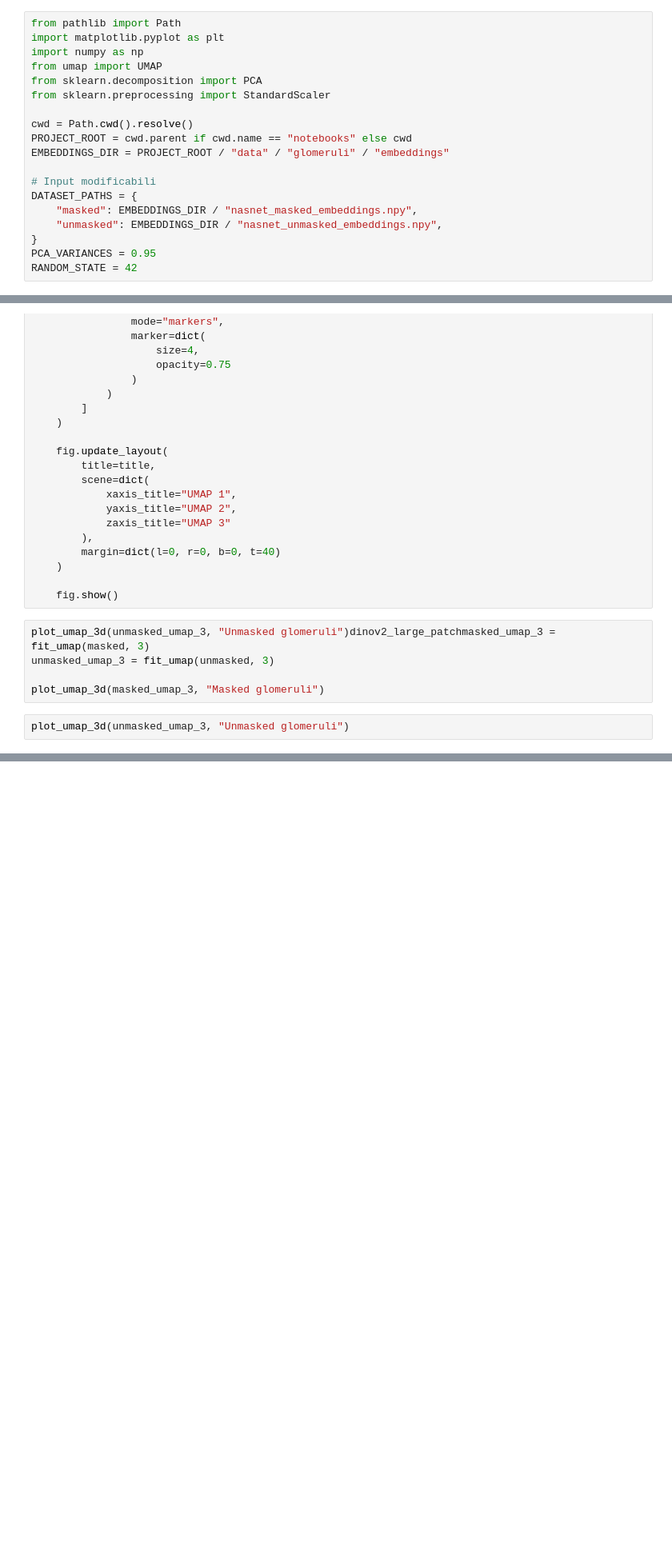
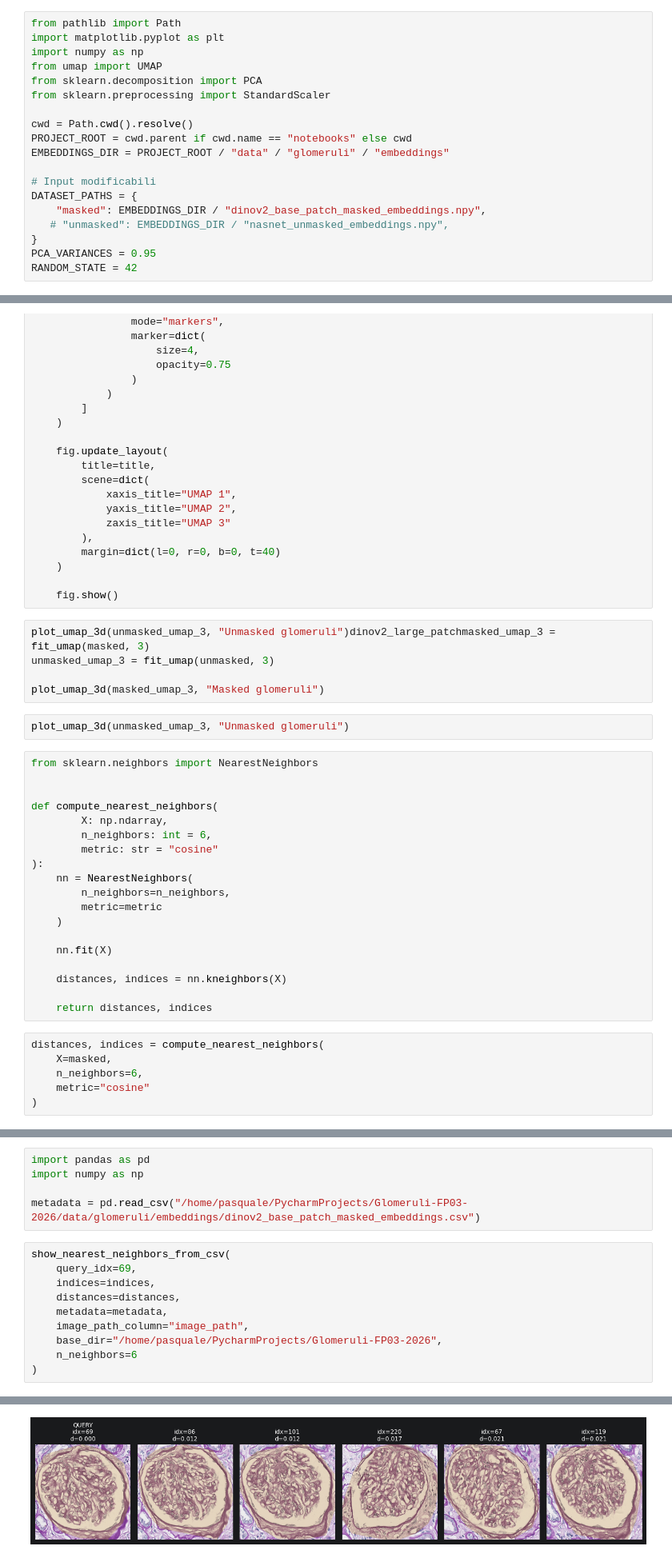
Before and after one commit to PasqualeSarcina/Glomeruli-FP03-2026, a Jupyter notebook: notebooks/mask.ipynb, the cells around one changed output, grey strips where cells are left out. Shown at 80% size. Drawn from its saved outputs; the diff is of its cells as text; blank space fills up the shorter version.

Commit message:
refactor clustering and embedding extraction for improved directory handling and mask integration

```diff
--- a/notebooks/mask.ipynb
+++ b/notebooks/mask.ipynb
@@ -12,8 +12,8 @@ EMBEDDINGS_DIR = PROJECT_ROOT / "data" / "glomeruli" / "embeddings"
 
 # Input modificabili
 DATASET_PATHS = {
-    "masked": EMBEDDINGS_DIR / "nasnet_masked_embeddings.npy",
-    "unmasked": EMBEDDINGS_DIR / "nasnet_unmasked_embeddings.npy",
+    "masked": EMBEDDINGS_DIR / "dinov2_base_patch_masked_embeddings.npy",
+   # "unmasked": EMBEDDINGS_DIR / "nasnet_unmasked_embeddings.npy",
 }
 PCA_VARIANCES = 0.95
 RANDOM_STATE = 42
@@ -149,3 +154,28 @@ unmasked_umap_3 = fit_umap(unmasked, 3)
 plot_umap_3d(masked_umap_3, "Masked glomeruli")
 # %%
 plot_umap_3d(unmasked_umap_3, "Unmasked glomeruli")
+# %%
+from sklearn.neighbors import NearestNeighbors
+
+
+def compute_nearest_neighbors(
+        X: np.ndarray,
+        n_neighbors: int = 6,
+        metric: str = "cosine"
+):
+    nn = NearestNeighbors(
+        n_neighbors=n_neighbors,
+        metric=metric
+    )
+
+    nn.fit(X)
+
+    distances, indices = nn.kneighbors(X)
+
+    return distances, indices
+# %%
+distances, indices = compute_nearest_neighbors(
+    X=masked,
+    n_neighbors=6,
+    metric="cosine"
+)
@@ -151,0 +246,16 @@ plot_umap_3d(unmasked_umap_3, "Unmasked glomeruli")
+# %%
+import pandas as pd
+import numpy as np
+
+metadata = pd.read_csv("/home/pasquale/PycharmProjects/Glomeruli-FP03-2026/data/glomeruli/embeddings/dinov2_base_patch_masked_embeddings.csv")
+# %%
+show_nearest_neighbors_from_csv(
+    query_idx=69,
+    indices=indices,
+    distances=distances,
+    metadata=metadata,
+    image_path_column="image_path",
+    base_dir="/home/pasquale/PycharmProjects/Glomeruli-FP03-2026",
+    n_neighbors=6
+)
+# %% [output]
@@ -151,0 +263 @@ plot_umap_3d(unmasked_umap_3, "Unmasked glomeruli")
+[figure, added]
```
Also changed, not shown: parts of 5 cells of this notebook, 6 other files.
